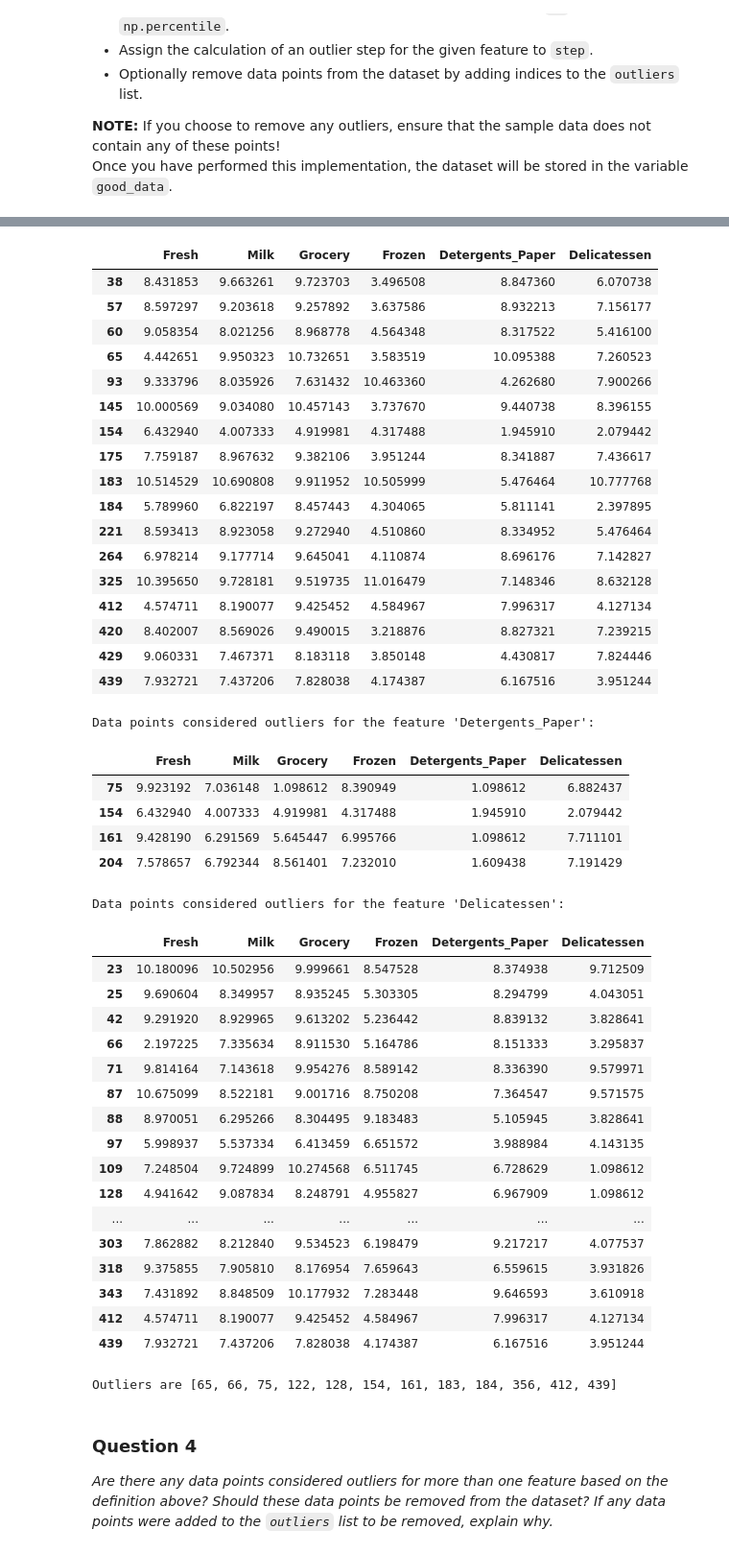
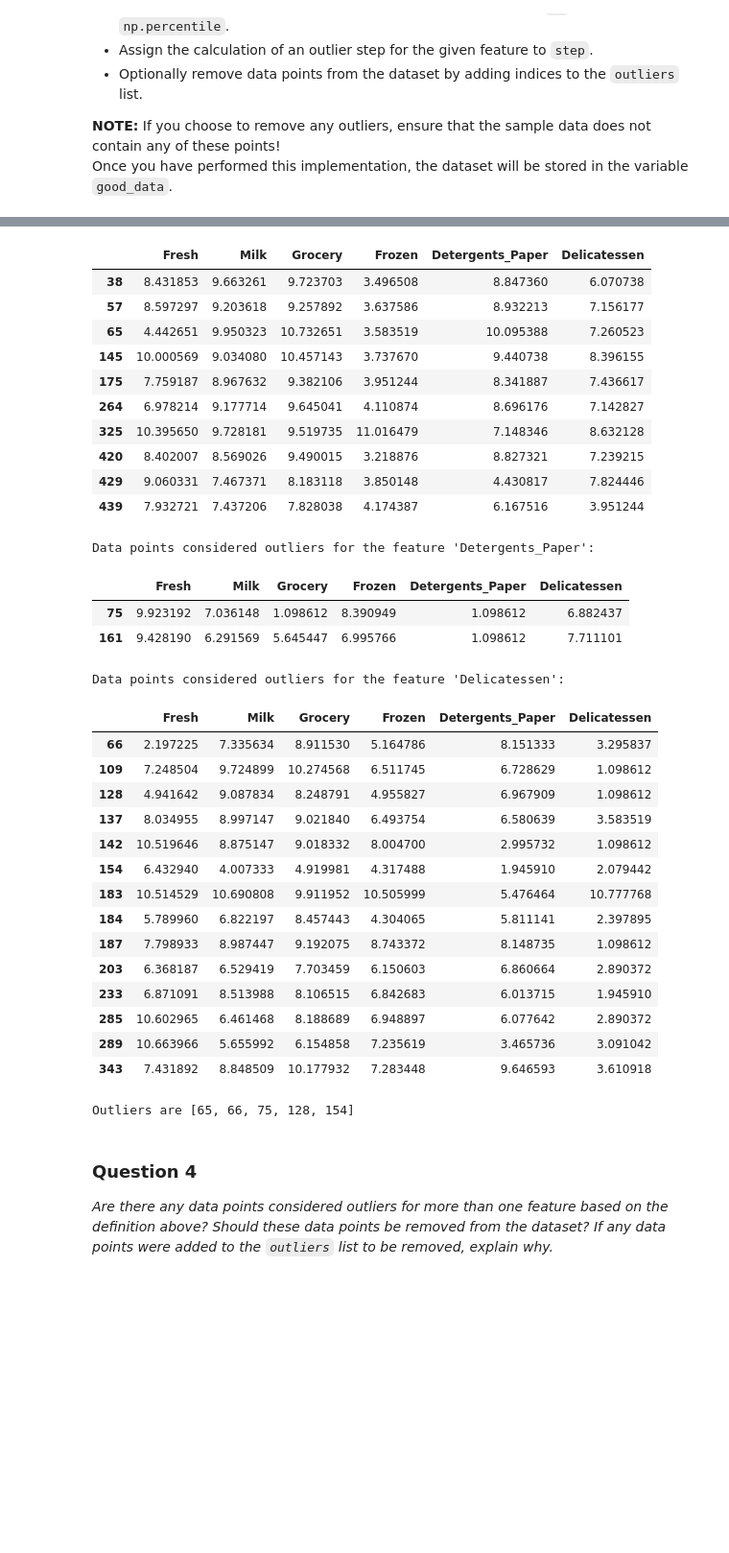
Before and after one commit to bharathklogan/MLND, a Jupyter notebook: projects/customer_segments/customer_segments.ipynb, the cells around one changed output, grey strips where cells are left out. Shown at 96% size. Saved outputs shown, nothing was run; the diff lists cells and outputs as text; code cells hidden in the pictures; blank space fills up the shorter version.

```diff
--- a/projects/customer_segments/customer_segments.ipynb
+++ b/projects/customer_segments/customer_segments.ipynb
@@ -227,7 +237,7 @@ for feature in log_data.keys():
     Q3 = np.percentile(log_data[feature], 75)
 
     # TODO: Use the interquartile range to calculate an outlier step (1.5 times the interquartile range)
-    step = (Q3 - Q1) * 1.25
+    step = (Q3 - Q1) * 1.5
 
     # Display the outliers
     print "Data points considered outliers for the feature '{}':".format(feature)
@@ -243,6 +253,17 @@ outliers = sorted(list(set(outlier)))
 print "Outliers are", outliers
 # Remove the outliers, if any were specified
 good_data = log_data.drop(log_data.index[outliers]).reset_index(drop = True)
+
+
+# Heatmap using percentiles to display outlier data
+#import matplotlib.pyplot as plt
+#import seaborn as sns
+#percentiles = data.rank(pct=True)
+#print "Percentiles of data rank", percentiles
+#percentiles = percentiles.iloc[outliers]
+#plt.title('Multiple Outliers Heatmap', fontsize=14)
+#heat = sns.heatmap(percentiles, annot=True)
+#display(heat)
 # %% [output]
 Data points considered outliers for the feature 'Fresh':
 |  | Fresh | Milk | Grocery | Frozen | Detergents_Paper | Delicatessen |
@@ -282,47 +296,36 @@ Data points considered outliers for the feature 'Grocery':
 Data points considered outliers for the feature 'Frozen':
 |  | Fresh | Milk | Grocery | Frozen | Detergents_Paper | Delicatessen |
 | 38 | 8.431853 | 9.663261 | 9.723703 | 3.496508 | 8.847360 | 6.070738 |
 | 57 | 8.597297 | 9.203618 | 9.257892 | 3.637586 | 8.932213 | 7.156177 |
-| 60 | 9.058354 | 8.021256 | 8.968778 | 4.564348 | 8.317522 | 5.416100 |
 | 65 | 4.442651 | 9.950323 | 10.732651 | 3.583519 | 10.095388 | 7.260523 |
-| 93 | 9.333796 | 8.035926 | 7.631432 | 10.463360 | 4.262680 | 7.900266 |
 | 145 | 10.000569 | 9.034080 | 10.457143 | 3.737670 | 9.440738 | 8.396155 |
-| 154 | 6.432940 | 4.007333 | 4.919981 | 4.317488 | 1.945910 | 2.079442 |
 | 175 | 7.759187 | 8.967632 | 9.382106 | 3.951244 | 8.341887 | 7.436617 |
-| 183 | 10.514529 | 10.690808 | 9.911952 | 10.505999 | 5.476464 | 10.777768 |
-| 184 | 5.789960 | 6.822197 | 8.457443 | 4.304065 | 5.811141 | 2.397895 |
-| 221 | 8.593413 | 8.923058 | 9.272940 | 4.510860 | 8.334952 | 5.476464 |
 | 264 | 6.978214 | 9.177714 | 9.645041 | 4.110874 | 8.696176 | 7.142827 |
 | 325 | 10.395650 | 9.728181 | 9.519735 | 11.016479 | 7.148346 | 8.632128 |
-| 412 | 4.574711 | 8.190077 | 9.425452 | 4.584967 | 7.996317 | 4.127134 |
 | 420 | 8.402007 | 8.569026 | 9.490015 | 3.218876 | 8.827321 | 7.239215 |
 | 429 | 9.060331 | 7.467371 | 8.183118 | 3.850148 | 4.430817 | 7.824446 |
 | 439 | 7.932721 | 7.437206 | 7.828038 | 4.174387 | 6.167516 | 3.951244 |
 Data points considered outliers for the feature 'Detergents_Paper':
 |  | Fresh | Milk | Grocery | Frozen | Detergents_Paper | Delicatessen |
 | 75 | 9.923192 | 7.036148 | 1.098612 | 8.390949 | 1.098612 | 6.882437 |
-| 154 | 6.432940 | 4.007333 | 4.919981 | 4.317488 | 1.945910 | 2.079442 |
 | 161 | 9.428190 | 6.291569 | 5.645447 | 6.995766 | 1.098612 | 7.711101 |
-| 204 | 7.578657 | 6.792344 | 8.561401 | 7.232010 | 1.609438 | 7.191429 |
 Data points considered outliers for the feature 'Delicatessen':
 |  | Fresh | Milk | Grocery | Frozen | Detergents_Paper | Delicatessen |
-| 23 | 10.180096 | 10.502956 | 9.999661 | 8.547528 | 8.374938 | 9.712509 |
-| 25 | 9.690604 | 8.349957 | 8.935245 | 5.303305 | 8.294799 | 4.043051 |
-| 42 | 9.291920 | 8.929965 | 9.613202 | 5.236442 | 8.839132 | 3.828641 |
 | 66 | 2.197225 | 7.335634 | 8.911530 | 5.164786 | 8.151333 | 3.295837 |
-| 71 | 9.814164 | 7.143618 | 9.954276 | 8.589142 | 8.336390 | 9.579971 |
-| 87 | 10.675099 | 8.522181 | 9.001716 | 8.750208 | 7.364547 | 9.571575 |
-| 88 | 8.970051 | 6.295266 | 8.304495 | 9.183483 | 5.105945 | 3.828641 |
-| 97 | 5.998937 | 5.537334 | 6.413459 | 6.651572 | 3.988984 | 4.143135 |
 | 109 | 7.248504 | 9.724899 | 10.274568 | 6.511745 | 6.728629 | 1.098612 |
 | 128 | 4.941642 | 9.087834 | 8.248791 | 4.955827 | 6.967909 | 1.098612 |
-| ... | ... | ... | ... | ... | ... | ... |
-| 303 | 7.862882 | 8.212840 | 9.534523 | 6.198479 | 9.217217 | 4.077537 |
-| 318 | 9.375855 | 7.905810 | 8.176954 | 7.659643 | 6.559615 | 3.931826 |
+| 137 | 8.034955 | 8.997147 | 9.021840 | 6.493754 | 6.580639 | 3.583519 |
+| 142 | 10.519646 | 8.875147 | 9.018332 | 8.004700 | 2.995732 | 1.098612 |
+| 154 | 6.432940 | 4.007333 | 4.919981 | 4.317488 | 1.945910 | 2.079442 |
+| 183 | 10.514529 | 10.690808 | 9.911952 | 10.505999 | 5.476464 | 10.777768 |
+| 184 | 5.789960 | 6.822197 | 8.457443 | 4.304065 | 5.811141 | 2.397895 |
+| 187 | 7.798933 | 8.987447 | 9.192075 | 8.743372 | 8.148735 | 1.098612 |
+| 203 | 6.368187 | 6.529419 | 7.703459 | 6.150603 | 6.860664 | 2.890372 |
+| 233 | 6.871091 | 8.513988 | 8.106515 | 6.842683 | 6.013715 | 1.945910 |
+| 285 | 10.602965 | 6.461468 | 8.188689 | 6.948897 | 6.077642 | 2.890372 |
+| 289 | 10.663966 | 5.655992 | 6.154858 | 7.235619 | 3.465736 | 3.091042 |
 | 343 | 7.431892 | 8.848509 | 10.177932 | 7.283448 | 9.646593 | 3.610918 |
-| 412 | 4.574711 | 8.190077 | 9.425452 | 4.584967 | 7.996317 | 4.127134 |
-| 439 | 7.932721 | 7.437206 | 7.828038 | 4.174387 | 6.167516 | 3.951244 |
-Outliers are [65, 66, 75, 122, 128, 154, 161, 183, 184, 356, 412, 439]
+Outliers are [65, 66, 75, 128, 154]
 # %% [markdown]
 ### Question 4
 *Are there any data points considered outliers for more than one feature based on the definition above? Should these data points be removed from the dataset? If any data points were added to the `outliers` list to be removed, explain why.*
```
Also changed, not shown: parts of 19 cells of this notebook, 1 other file.
